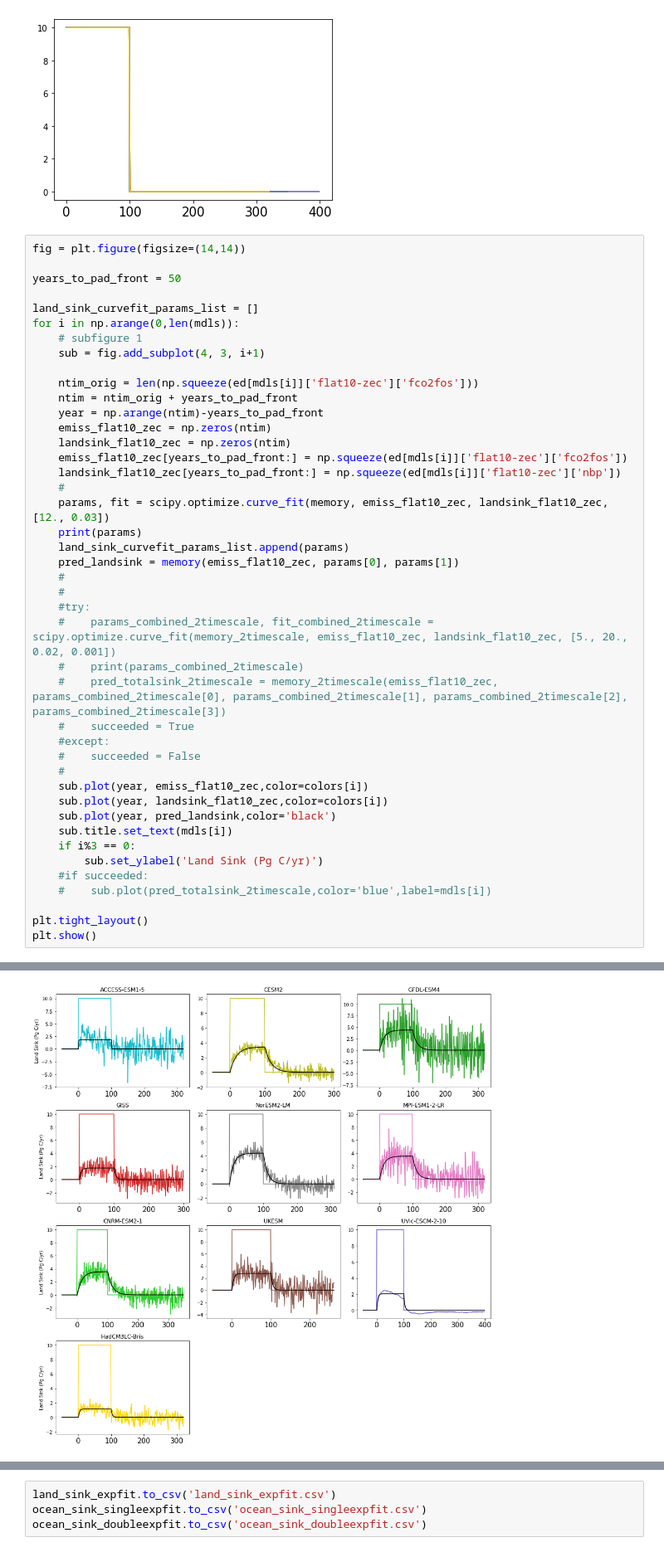
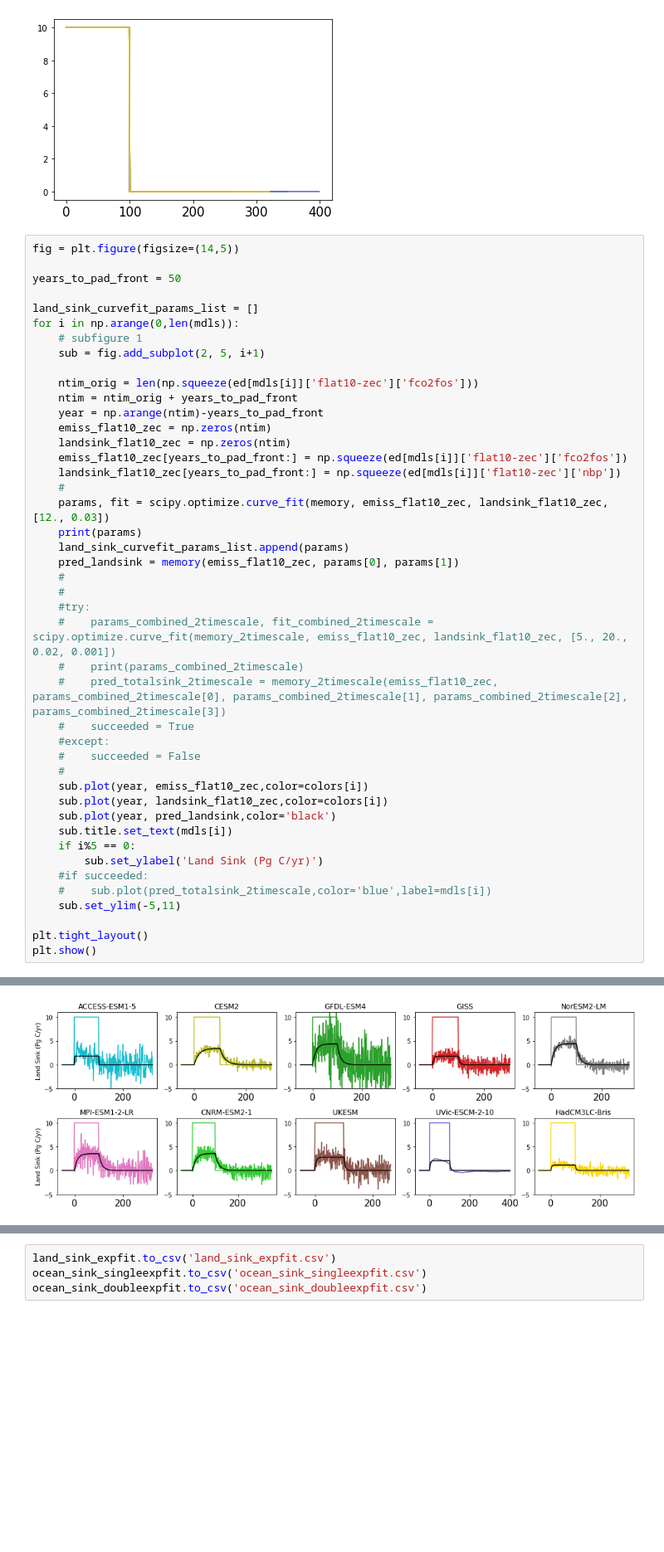
Before and after one commit to ckoven/esm-deck, a Jupyter notebook: flat10_figures_lagfitting.ipynb, the cells around one changed output, grey strips where cells are left out. Shown at 83% size. Cells and saved outputs as stored; diff of their text form; blank space fills up the shorter version.

```diff
--- a/flat10_figures_lagfitting.ipynb
+++ b/flat10_figures_lagfitting.ipynb
@@ -1215,14 +1199,14 @@ for i in np.arange(0,len(mdls)):
 # %% [output]
 [figure]
 # %%
-fig = plt.figure(figsize=(14,14))
+fig = plt.figure(figsize=(14,5))
 
 years_to_pad_front = 50
 
 land_sink_curvefit_params_list = []
 for i in np.arange(0,len(mdls)):
     # subfigure 1
-    sub = fig.add_subplot(4, 3, i+1)
+    sub = fig.add_subplot(2, 5, i+1)
 
     ntim_orig = len(np.squeeze(ed[mdls[i]]['flat10-zec']['fco2fos']))
     ntim = ntim_orig + years_to_pad_front
@@ -1240,33 +1224,34 @@ for i in np.arange(0,len(mdls)):
     #
     #try:
     #    params_combined_2timescale, fit_combined_2timescale = scipy.optimize.curve_fit(memory_2timescale, emiss_flat10_zec, landsink_flat10_zec, [5., 20., 0.02, 0.001])
     #    print(params_combined_2timescale)
     #    pred_totalsink_2timescale = memory_2timescale(emiss_flat10_zec, params_combined_2timescale[0], params_combined_2timescale[1], params_combined_2timescale[2], params_combined_2timescale[3])
     #    succeeded = True
     #except:
     #    succeeded = False
     #
     sub.plot(year, emiss_flat10_zec,color=colors[i])
     sub.plot(year, landsink_flat10_zec,color=colors[i])
     sub.plot(year, pred_landsink,color='black')
     sub.title.set_text(mdls[i])
-    if i%3 == 0:
+    if i%5 == 0:
         sub.set_ylabel('Land Sink (Pg C/yr)')
     #if succeeded:
     #    sub.plot(pred_totalsink_2timescale,color='blue',label=mdls[i])
+    sub.set_ylim(-5,11)
 
 plt.tight_layout()
 plt.show()
 # %% [output]
 [0.57285996 0.84687917]
 [18.35878927  0.01926295]
 [13.63212367  0.03335441]
 [5.12844555 0.03801745]
 [12.62275374  0.03630026]
 [12.3352619   0.02971646]
 [15.45804252  0.02379904]
 [4.37426154 0.07099246]
 [3.67296651 0.06438839]
 [3.19028643 0.0417874 ]
-[figure, old version]
+[figure, new version]
 # %%
```
Also changed, not shown: parts of 7 cells of this notebook.
